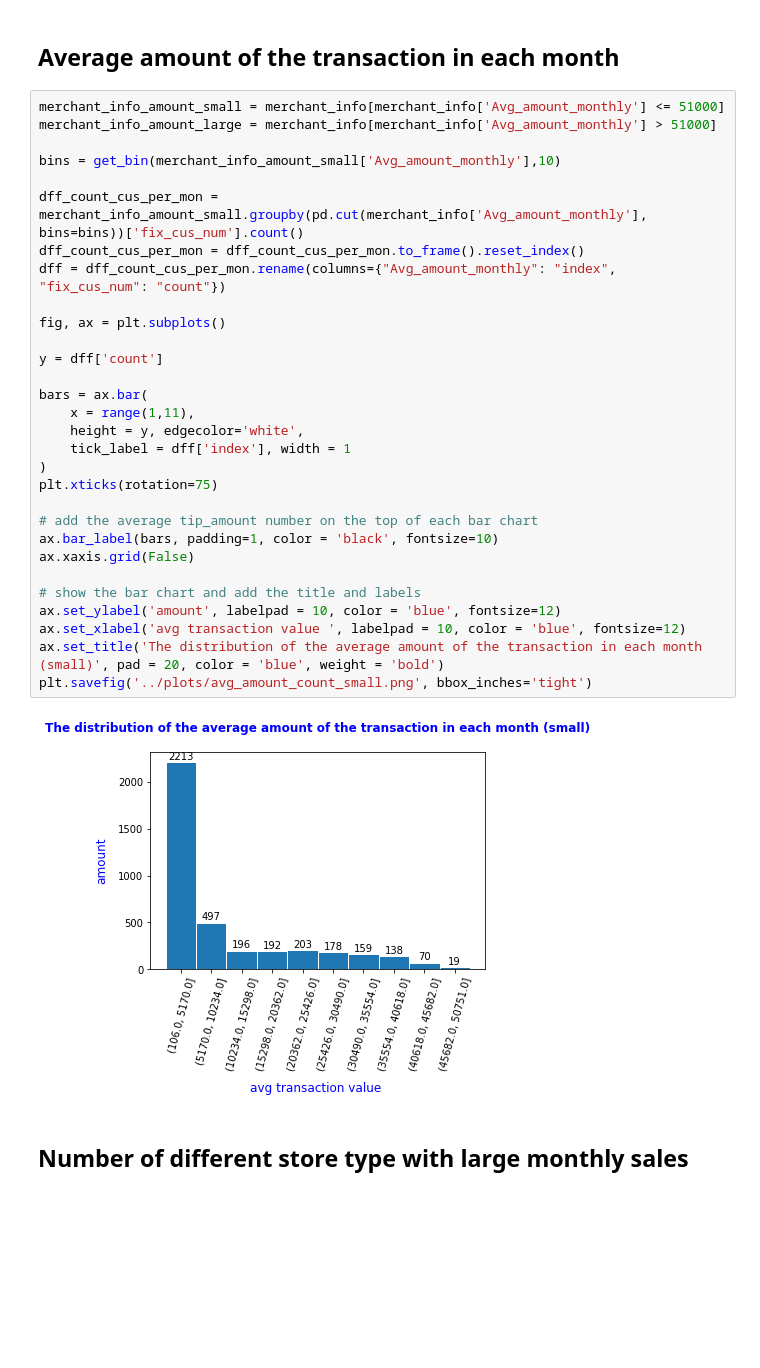
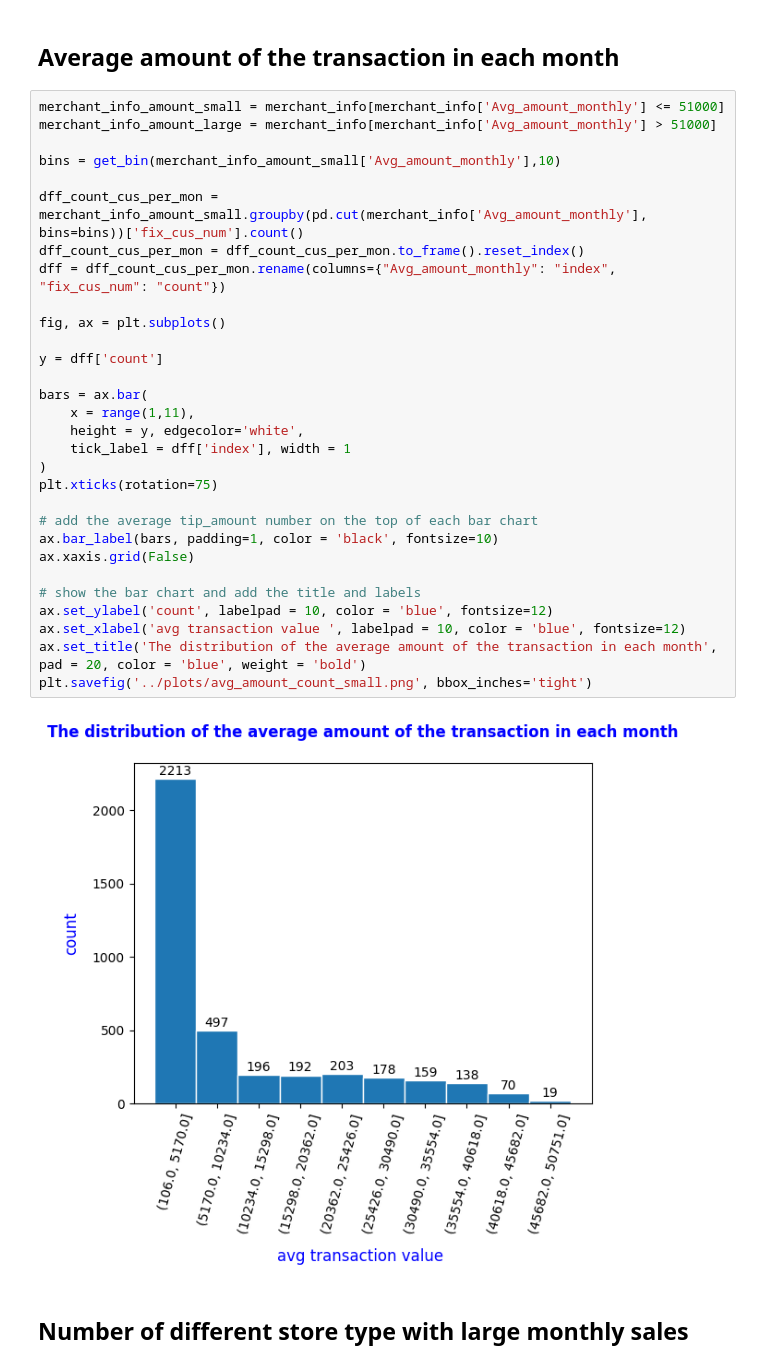
Before and after one commit to MAST30034-Applied-Data-Science/generic-buy-now-pay-later-project-group-16-project2-fighting-group, a Jupyter notebook: notebooks/Visualization.ipynb, the cells around one changed output. Drawn from its saved outputs; the diff is of its cells as text; blank space fills up the shorter version.

```diff
--- a/notebooks/Visualization.ipynb
+++ b/notebooks/Visualization.ipynb
@@ -105,35 +99,35 @@ plt.savefig('../plots/num_of_customer_per_month.png')
 # %%
 merchant_info_amount_small = merchant_info[merchant_info['Avg_amount_monthly'] <= 51000]
 merchant_info_amount_large = merchant_info[merchant_info['Avg_amount_monthly'] > 51000]
 
 bins = get_bin(merchant_info_amount_small['Avg_amount_monthly'],10)
 
 dff_count_cus_per_mon = merchant_info_amount_small.groupby(pd.cut(merchant_info['Avg_amount_monthly'], bins=bins))['fix_cus_num'].count()
 dff_count_cus_per_mon = dff_count_cus_per_mon.to_frame().reset_index()
 dff = dff_count_cus_per_mon.rename(columns={"Avg_amount_monthly": "index", "fix_cus_num": "count"})
 
 fig, ax = plt.subplots()
 
 y = dff['count']
 
 bars = ax.bar(
     x = range(1,11),
     height = y, edgecolor='white',
     tick_label = dff['index'], width = 1
 )
 plt.xticks(rotation=75)
 
 # add the average tip_amount number on the top of each bar chart
 ax.bar_label(bars, padding=1, color = 'black', fontsize=10)
 ax.xaxis.grid(False)
 
 # show the bar chart and add the title and labels
-ax.set_ylabel('amount', labelpad = 10, color = 'blue', fontsize=12)
+ax.set_ylabel('count', labelpad = 10, color = 'blue', fontsize=12)
 ax.set_xlabel('avg transaction value ', labelpad = 10, color = 'blue', fontsize=12)
-ax.set_title('The distribution of the average amount of the transaction in each month (small)', pad = 20, color = 'blue', weight = 'bold')
+ax.set_title('The distribution of the average amount of the transaction in each month', pad = 20, color = 'blue', weight = 'bold')
 plt.savefig('../plots/avg_amount_count_small.png', bbox_inches='tight')
 # %% [output]
-[figure, old version]
+[figure, new version]
 # %% [markdown]
 ## Number of different store type with large monthly sales
 # %%
```
Also changed, not shown: parts of 7 cells of this notebook, 2 other files.
